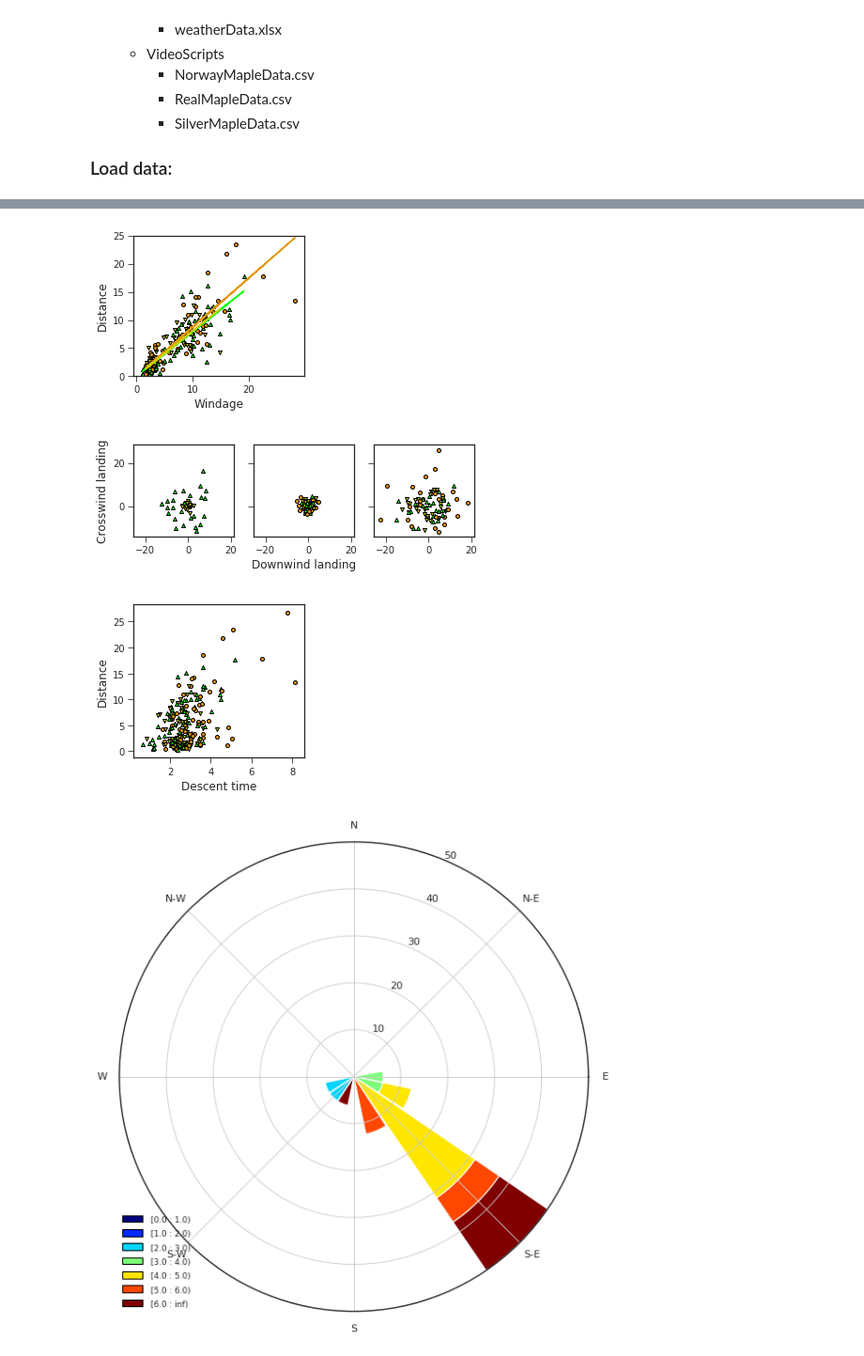
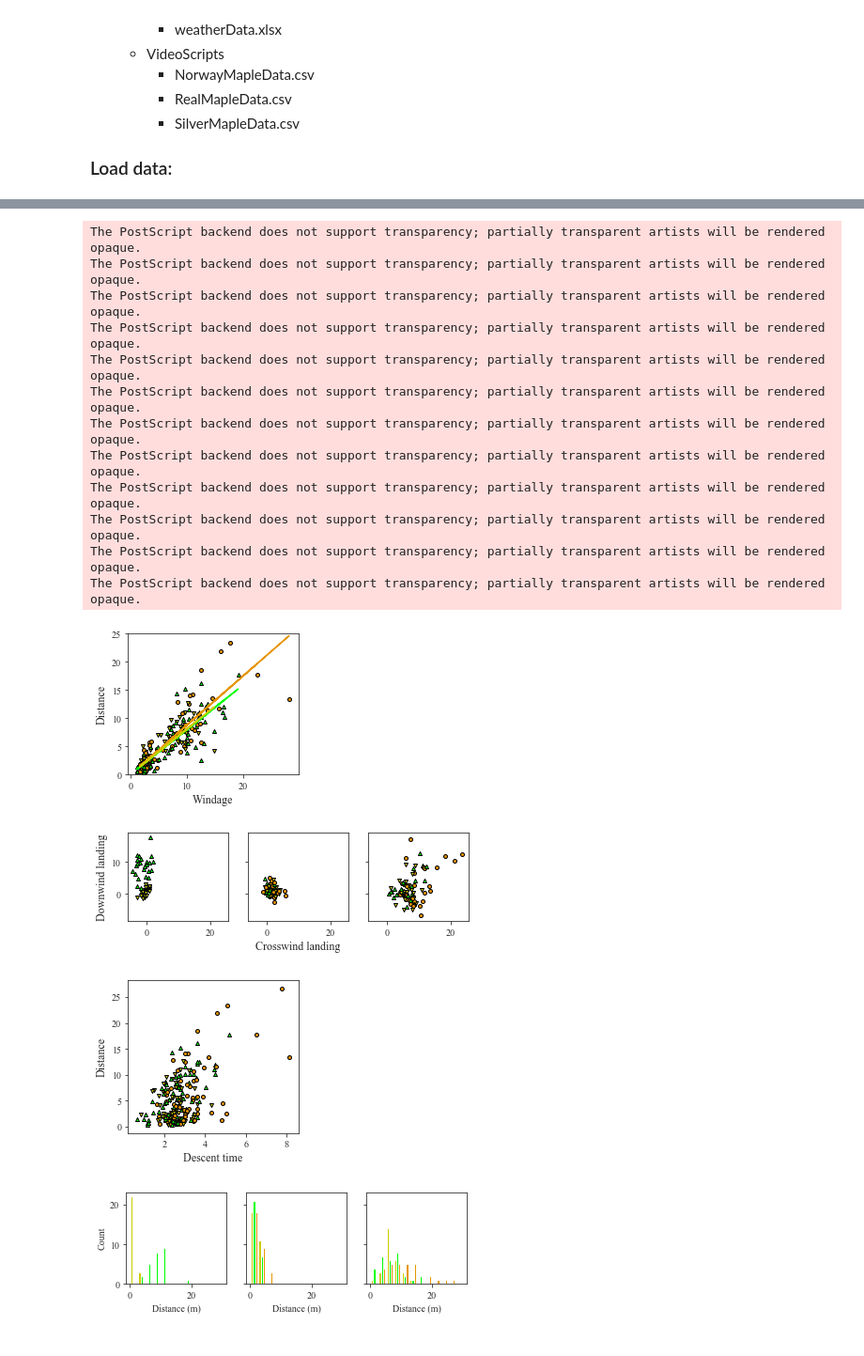
Before and after one commit to RossDynamics/team-samara, a Jupyter notebook: AllDataViz.ipynb, the cells around one changed output, grey strips where cells are left out. Shown: that part at 94% size. Drawn from its saved outputs; the diff is of its cells as text; code cells hidden in the pictures.

```diff
--- a/AllDataViz.ipynb
+++ b/AllDataViz.ipynb
@@ -177,11 +177,11 @@ for row in new_df.itertuples():
         ax1.scatter(row.Velocity, row.Dist, edgecolors='k', s=16, marker=marker, c=color)
         date = row.Date
         if date==pd.Timestamp('2017-04-24'):
-            ax2[0].scatter(row.Dist*np.cos(row.Ang)*0.0254, -row.Dist*np.sin(row.Ang)*0.0254, marker=marker, edgecolors='k', s=16, c=color)
+            ax2[0].scatter(row.Dist*np.sin(row.Ang*np.pi/180)*0.0254, row.Dist*np.cos(row.Ang*np.pi/180)*0.0254, marker=marker, edgecolors='k', s=16, c=color)
         elif date==pd.Timestamp('2017-04-26'):
-            ax2[1].scatter(row.Dist*np.cos(row.Ang)*0.0254, -row.Dist*np.sin(row.Ang)*0.0254, marker=marker, edgecolors='k', s=16, c=color)
+            ax2[1].scatter(row.Dist*np.sin(row.Ang*np.pi/180)*0.0254, row.Dist*np.cos(row.Ang*np.pi/180)*0.0254, marker=marker, edgecolors='k', s=16, c=color)
         elif date==pd.Timestamp('2017-04-27'):
-            ax2[2].scatter(row.Dist*np.cos(row.Ang)*0.0254, -row.Dist*np.sin(row.Ang)*0.0254, marker=marker, edgecolors='k', s=16, c=color)
+            ax2[2].scatter(row.Dist*np.sin(row.Ang*np.pi/180)*0.0254, row.Dist*np.cos(row.Ang*np.pi/180)*0.0254, marker=marker, edgecolors='k', s=16, c=color)
 plt.sca(ax1)
 plt.xlabel('Descent speed (m/s)', fontsize=14)
 plt.ylabel('Distance traveled (m)', fontsize=14)
@@ -210,6 +210,7 @@ fig1, ax1 = plt.subplots()
 fig2, ax2 = plt.subplots()
 
 for samType in ['SM', 'NM', 'N']:
+    odvels = []
     if samType=='SM':
         marker = 'v'
         color = 'yellow'
@@ -236,6 +237,7 @@ for samType in ['SM', 'NM', 'N']:
         for row in ODgroupData.itertuples():
             trial = row.Trial
             ODspeeds.append(row.Velocity)
+            odvels.append(row.Velocity)
             ODdist.append(row.Dist)
         for trial in range(1,4):
             key = '{:s}-g{:02d}-t{:02d}-data.csv'.format(prefix,group,trial)
@@ -273,6 +275,7 @@ for samType in ['SM', 'NM', 'N']:
         ax2.errorbar(temp_row['IDrotMean'], temp_row['ODdistMean']*0.0254,
                      xerr=temp_row['IDrotStd'], yerr=temp_row['ODdistStd']*0.0254,
                      marker=marker, color=color, ecolor='k', mec='k', ms=8)
+    print(samType, np.nanmean(odvels), '$\pm$', np.nanstd(odvels))
 
 ax1.set_aspect('equal')
 plt.sca(ax1)
@@ -311,6 +317,7 @@ df_list = [new_df[np.logical_and(new_df['Date']==pd.Timestamp('2017-04-24'), new
 fig, ax = plt.subplots(figsize=(3.25,3))
 fig2, ax2 = plt.subplots(nrows=1, ncols=3, figsize=(6.5,2.8), sharex=True, sharey=True)
 fig3, ax3 = plt.subplots(figsize=(3.25,3))
+fig4, ax4 = plt.subplots(nrows=1, ncols=3, figsize=(6.5,1.8), sharex=True, sharey=True)
 
 # fig4, ax4 = plt.subplots(figsize=(1,1))
 # fig5, ax5 = plt.subplots(figsize=(1,1))
@@ -323,6 +330,9 @@ STimes = []
 NDists = []
 RDists = []
 SDists = []
+SDayDists = [[],[],[]]
+NDayDists = [[],[],[]]
+RDayDists = [[],[],[]]
 
 RWindage = []
 NWindage = []
@@ -333,7 +343,7 @@ for k, (start, stop, dropdata) in enumerate(zip(starttimes, stoptimes,df_list)):
     start = pd.Timestamp(start)
     stop = pd.Timestamp(stop)
     temp=weatherData[np.logical_and(weatherData['Times']>start,weatherData['Times']<stop)]
-    Directions = temp['Wind Vane'].values
+    Directions = temp['Wind Vane'].values*np.pi/180
     Speeds = temp['Anemometer'].values*0.44704
     if k == 0:
         tempDirections = Directions.copy()
@@ -341,10 +351,10 @@ for k, (start, stop, dropdata) in enumerate(zip(starttimes, stoptimes,df_list)):
     elif k == 1:
         tempDirections = tempDirections+Directions.copy()
         tempSpeeds = tempSpeeds+Speeds.copy()
-        WindAxList[k-1].bar(tempDirections, tempSpeeds, bins=[k for k in range(7)], blowto=True, normed=True, opening=0.95, edgecolor='white')
+        WindAxList[k-1].bar(tempDirections*180/np.pi, tempSpeeds, bins=[k for k in range(7)], blowto=True, normed=True, opening=0.95, edgecolor='white')
         WindAxList[k-1].set_legend()
     else:
-        WindAxList[k-1].bar(Directions, Speeds, bins=[k for k in range(7)], blowto=True, normed=True, opening=0.95, edgecolor='white')
+        WindAxList[k-1].bar(Directions*180/np.pi, Speeds, bins=[k for k in range(7)], blowto=True, normed=True, opening=0.95, edgecolor='white')
         WindAxList[k-1].set_legend()
     WindAng = np.mean(np.arctan2(Speeds*np.sin(Directions), Speeds*np.cos(Directions)))
     WindSpeed = np.mean(Speeds)
@@ -357,24 +367,44 @@ for k, (start, stop, dropdata) in enumerate(zip(starttimes, stoptimes,df_list)):
                 marker = 'o'
                 RTimes.append(row.Time*WindSpeed)
                 RDists.append(row.Dist)
+                RDayDists[j].append(row.Dist*0.0254)
             elif row.SamaraType == 'NM':
                 color = np.array([[0,1,0]])
                 marker = '^'
                 NTimes.append(row.Time*WindSpeed)
                 NDists.append(row.Dist)
+                NDayDists[j].append(row.Dist*0.0254)
             else:
                 color = np.array([[0.8,0.8,0]])
                 marker = 'v'
                 STimes.append(row.Time*WindSpeed)
                 SDists.append(row.Dist)
-            angle = (np.pi+WindAng*np.pi/180-row.Ang)%(2*np.pi)
+                SDayDists[j].append(row.Dist*0.0254)
+            angle = (np.pi+WindAng-row.Ang*np.pi/180)%(2*np.pi)
             ax.scatter(row.Time*WindSpeed, row.Dist*0.0254, marker=marker, edgecolors='k', s=16, c=color)
             ax3.scatter(row.Time, row.Dist*0.0254, marker=marker, edgecolors='k', s=16, c=color)
-            ax2[j].scatter(row.Dist*np.cos(angle)*0.0254, row.Dist*np.sin(angle)*0.0254, marker=marker, edgecolors='k', s=16, c=color)
+            ax2[j].scatter(row.Dist*np.sin(angle)*0.0254, row.Dist*np.cos(angle)*0.0254, marker=marker, edgecolors='k', s=16, c=color)
     ax.set_aspect('equal')
     ax2[j].set_aspect('equal')
 
     print(np.mean(temp['Anemometer'].values), np.mean(temp['Wind Vane'].values))
+
+
+for j in range(3):
+    print(NDayDists[j])
+    plt.sca(ax4[j])
+#     ax4[j].hist(SDayDists[j], color=np.array([0.8,0.8,0]))
+#     ax4[j].hist(NDayDists[j], color=np.array([0,1,0]))
+#     ax4[j].hist(RDayDists[j], color=0.9*np.array([1,165/255,0]))
+    ax4[j].hist([SDayDists[j], NDayDists[j], RDayDists[j]], range=((0, 30)), bins=12,
+                color=[np.array([0.8,0.8,0]),np.array([0,1,0]),0.9*np.array([1,165/255,0])],
+#                  edgecolor=[np.array([0.8,0.8,0]),np.array([0,1,0]),0.9*np.array([1,165/255,0])])
+               edgecolor=None)
+    plt.xlabel('Distance (m)')
+plt.sca(ax4[0])
+plt.ylabel('Count')
+plt.savefig('Figures/DistHist.eps', transparent=True, bbox_inches='tight')
+plt.savefig('Figures/DistHist.png', dpi=300, transparent=True, bbox_inches='tight')
 
 TimeLists = [RTimes, NTimes, STimes]
 DistLists = [RDists, NDists, SDists]
@@ -392,7 +422,8 @@ for (Times, Dists, color) in zip(TimeLists, DistLists, Colors):
     Coeffs = [D/T for (T,D) in zip(x, y)]
     means.append(np.mean(Coeffs))
     errs.append(np.std(Coeffs))
-
+print(means)
+print(errs)
 fig7, ax7 = plt.subplots()
 ax7.bar([0,1,2], means, yerr=errs, align='center', alpha=0.5, ecolor='black', capsize=10)
 ax7.set_xticks([0,1,2])
@@ -409,9 +440,9 @@ plt.savefig('Figures/windage.eps', transparent=True, bbox_inches='tight')
 plt.savefig('Figures/windage.png', dpi=300, transparent=True, bbox_inches='tight')
 
 plt.sca(ax2[1])
-plt.xlabel('Downwind landing', fontsize=12)
+plt.xlabel('Crosswind landing', fontsize=12)
 plt.sca(ax2[0])
-plt.ylabel('Crosswind landing', fontsize=12)
+plt.ylabel('Downwind landing', fontsize=12)
 plt.savefig('Figures/landing.eps', transparent=True, bbox_inches='tight')
 plt.savefig('Figures/landing.png', dpi=300, transparent=True, bbox_inches='tight')
 
@@ -436,4 +484,16 @@ for k in range(3):
+The PostScript backend does not support transparency; partially transparent artists will be rendered opaque.
+The PostScript backend does not support transparency; partially transparent artists will be rendered opaque.
+The PostScript backend does not support transparency; partially transparent artists will be rendered opaque.
+The PostScript backend does not support transparency; partially transparent artists will be rendered opaque.
+The PostScript backend does not support transparency; partially transparent artists will be rendered opaque.
+The PostScript backend does not support transparency; partially transparent artists will be rendered opaque.
+The PostScript backend does not support transparency; partially transparent artists will be rendered opaque.
+The PostScript backend does not support transparency; partially transparent artists will be rendered opaque.
+The PostScript backend does not support transparency; partially transparent artists will be rendered opaque.
+The PostScript backend does not support transparency; partially transparent artists will be rendered opaque.
+The PostScript backend does not support transparency; partially transparent artists will be rendered opaque.
+The PostScript backend does not support transparency; partially transparent artists will be rendered opaque.
-[figure, old version]
+[figure, new version]
-[figure, old version]
+[figure, new version]
-[figure, old version]
+[figure, new version]
-[figure, old version]
+[figure, new version]
```
Also changed, not shown: parts of 7 cells of this notebook, 30 other files.
